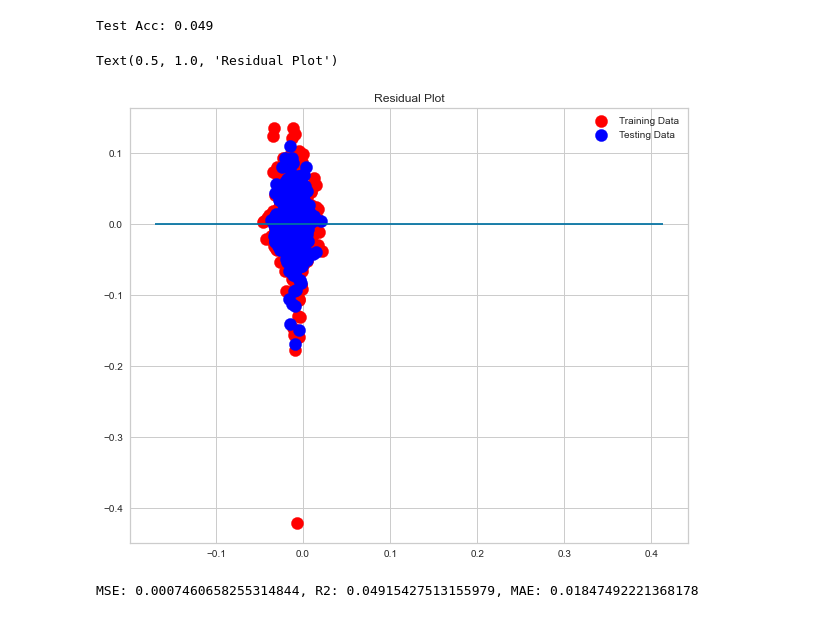
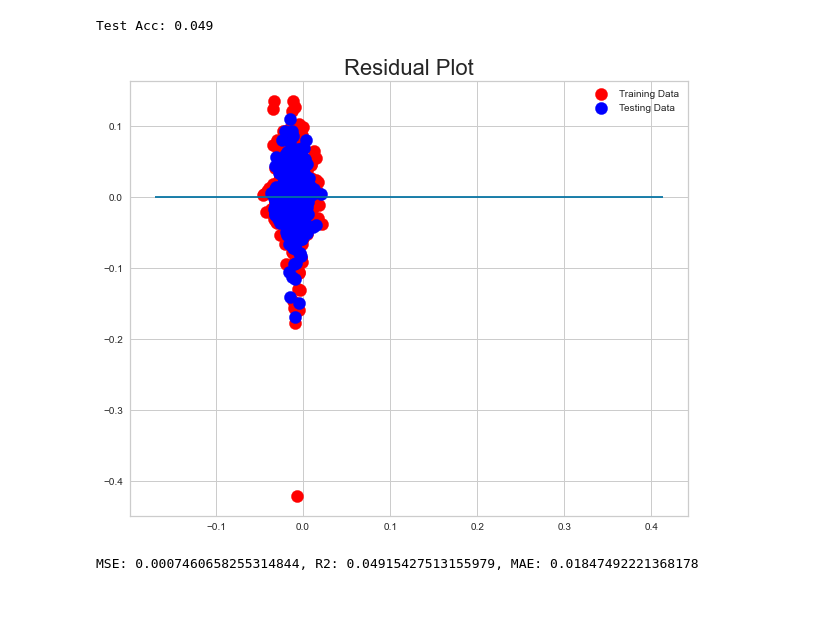
Before and after one commit to anajuarezar/Suicide-Analysis, a Jupyter notebook: machine_learning/Machine_Learning.ipynb, the cells around one changed output. Saved outputs shown, nothing was run; the diff lists cells and outputs as text; code cells hidden in the pictures.

```diff
--- a/machine_learning/Machine_Learning.ipynb
+++ b/machine_learning/Machine_Learning.ipynb
@@ -236,16 +236,15 @@ Test Acc: 0.049
 # %%
 # create a polt on the training and test scores
 plt.figure(figsize=(10, 8))
 plt.scatter(model.predict(X_train), model.predict(X_train) - y_train, c="red",s=150, label="Training Data")
 plt.scatter(model.predict(X_test), model.predict(X_test) - y_test, c="blue",s=150, label="Testing Data")
 plt.legend()
 plt.hlines(y=0, xmin=y.min(), xmax=y.max())
-plt.title("Residual Plot")
+plt.title("Residual Plot", fontsize=22)
 #Saving our residual plot from linear regression
-#plt.savefig("static/images/Linear_residualplot.png", bbox_inches = "tight")
+plt.savefig("../web/images/model/linearreg_residualplot.png", bbox_inches = "tight")
 # %% [output]
-Text(0.5, 1.0, 'Residual Plot')
-[figure, old version]
+[figure, new version]
 # %%
 #getting predictions
 predictions = model.predict(X_test)
```
Also changed, not shown: parts of 4 cells of this notebook, 3 other files.
